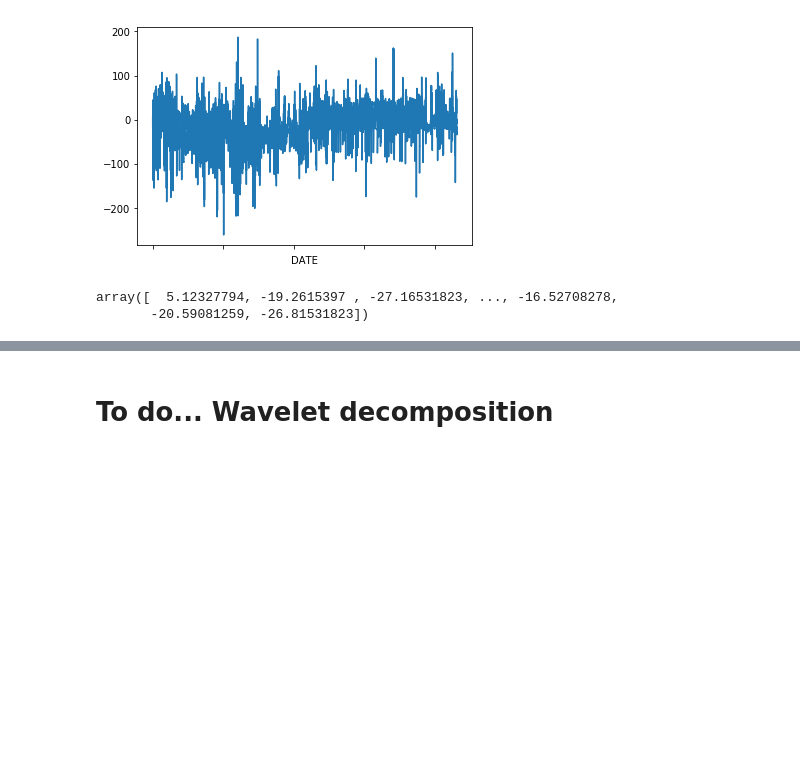
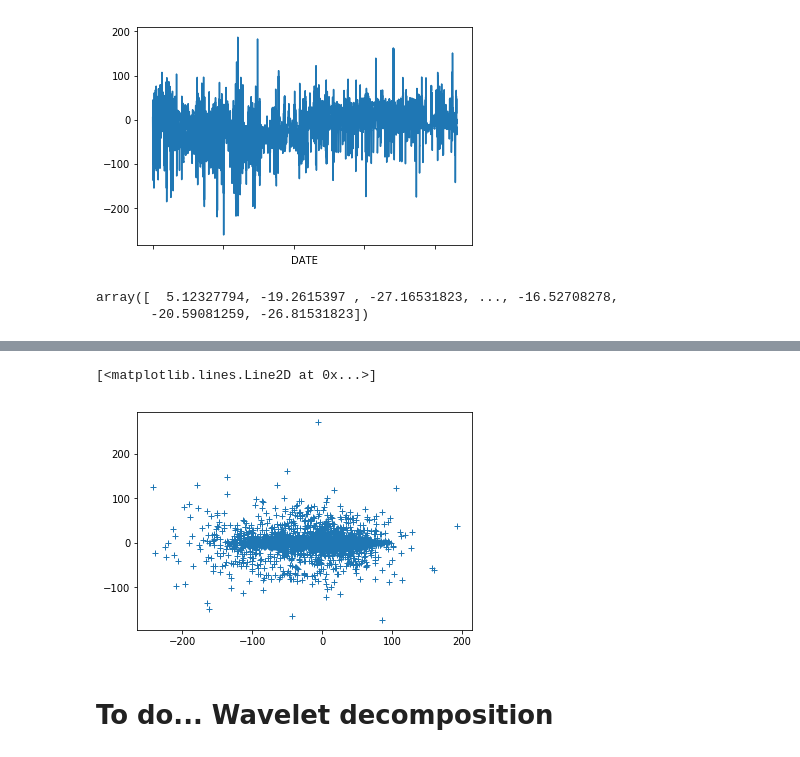
Before and after one commit to therondcharles/RAPPORTFILROUGE, a Jupyter notebook: Exploration/Filrouge1.ipynb, the cells around one changed output, grey strips where cells are left out. Saved outputs shown, nothing was run; the diff lists cells and outputs as text; code cells hidden in the pictures; blank space fills up the shorter version.

```diff
--- a/Exploration/Filrouge1.ipynb
+++ b/Exploration/Filrouge1.ipynb
@@ -90,3 +95,8 @@ cA, cD = pywt.dwt(list(h['residu_self'].values), 'db1')
+# %%
+plt.plot(cA,cD,'+')
+# %% [output]
+[<matplotlib.lines.Line2D at 0x...>]
+[figure, added]
 # %% [markdown]
 # To do... Wavelet decomposition
 # %% [markdown]
```
Also changed, not shown: parts of 1 cell of this notebook.
